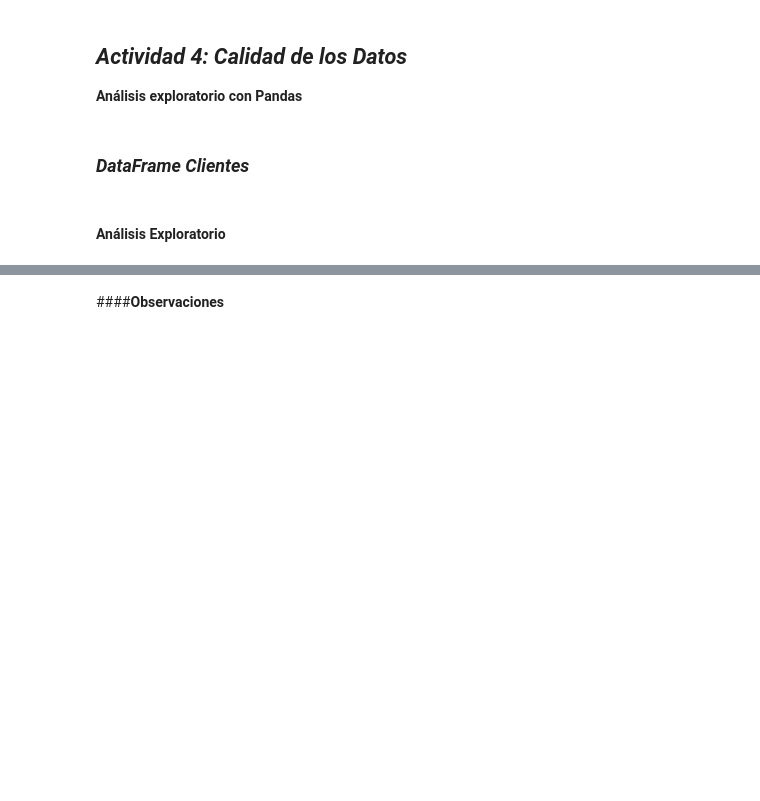
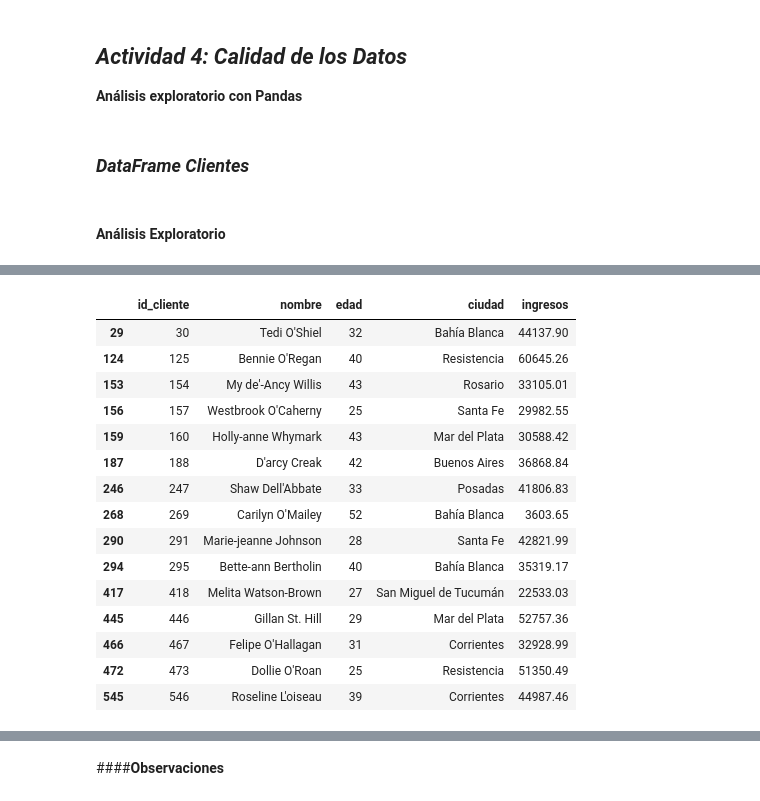
Before and after one commit to FedeM-Git/TT-2C2025-Data-Analitycs-Notebooks, a Jupyter notebook: Pre-Entrega_Maune/Pre-Entrega_Maune, Juan_Federico.ipynb, the cells around one changed output, grey strips where cells are left out. Cells and saved outputs as stored; diff of their text form; code cells hidden in the pictures; blank space fills up the shorter version.

```diff
--- a/Pre-Entrega_Maune/Pre-Entrega_Maune, Juan_Federico.ipynb
+++ b/Pre-Entrega_Maune/Pre-Entrega_Maune, Juan_Federico.ipynb
@@ -175,0 +188,24 @@ np.int64(0)
+# %%
+# use AI para obtener una sentencia que verifique la presencia de números o simbolos en la columna nombres
+df_clientes[df_clientes["nombre"].str.contains(r"[^a-zA-ZáéíóúÁÉÍÓÚñÑ\s]", na=False)]
+
+#Debio a que en la salida aprarecienron nombres ingles que contienen guien medio(-), apóstrofe (') y puntos (.), las entencia se cambió a :
+
+#df_clientes[df_clientes["nombre"].str.contains(r"[^a-zA-ZáéíóúÁÉÍÓÚñÑ\s\.\-']", na=False)]
+# %% [output]
+|  | id_cliente | nombre | edad | ciudad | ingresos |
+| 29 | 30 | Tedi O'Shiel | 32 | Bahía Blanca | 44137.90 |
+| 124 | 125 | Bennie O'Regan | 40 | Resistencia | 60645.26 |
+| 153 | 154 | My de'-Ancy Willis | 43 | Rosario | 33105.01 |
+| 156 | 157 | Westbrook O'Caherny | 25 | Santa Fe | 29982.55 |
+| 159 | 160 | Holly-anne Whymark | 43 | Mar del Plata | 30588.42 |
+| 187 | 188 | D'arcy Creak | 42 | Buenos Aires | 36868.84 |
+| 246 | 247 | Shaw Dell'Abbate | 33 | Posadas | 41806.83 |
+| 268 | 269 | Carilyn O'Mailey | 52 | Bahía Blanca | 3603.65 |
+| 290 | 291 | Marie-jeanne Johnson | 28 | Santa Fe | 42821.99 |
+| 294 | 295 | Bette-ann Bertholin | 40 | Bahía Blanca | 35319.17 |
+| 417 | 418 | Melita Watson-Brown | 27 | San Miguel de Tucumán | 22533.03 |
+| 445 | 446 | Gillan St. Hill | 29 | Mar del Plata | 52757.36 |
+| 466 | 467 | Felipe O'Hallagan | 31 | Corrientes | 32928.99 |
+| 472 | 473 | Dollie O'Roan | 25 | Resistencia | 51350.49 |
+| 545 | 546 | Roseline L'oiseau | 39 | Corrientes | 44987.46 |
```
Also changed, not shown: parts of 90 cells of this notebook.
